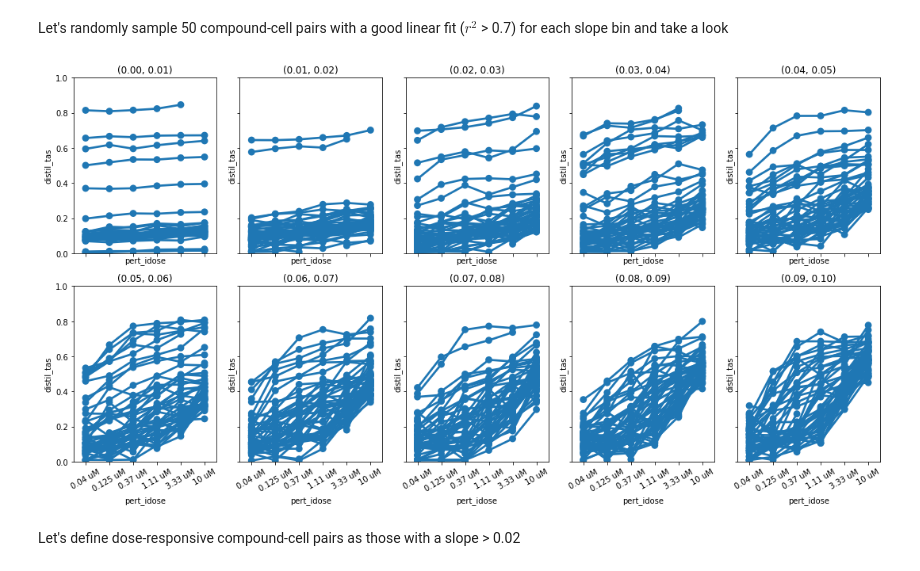
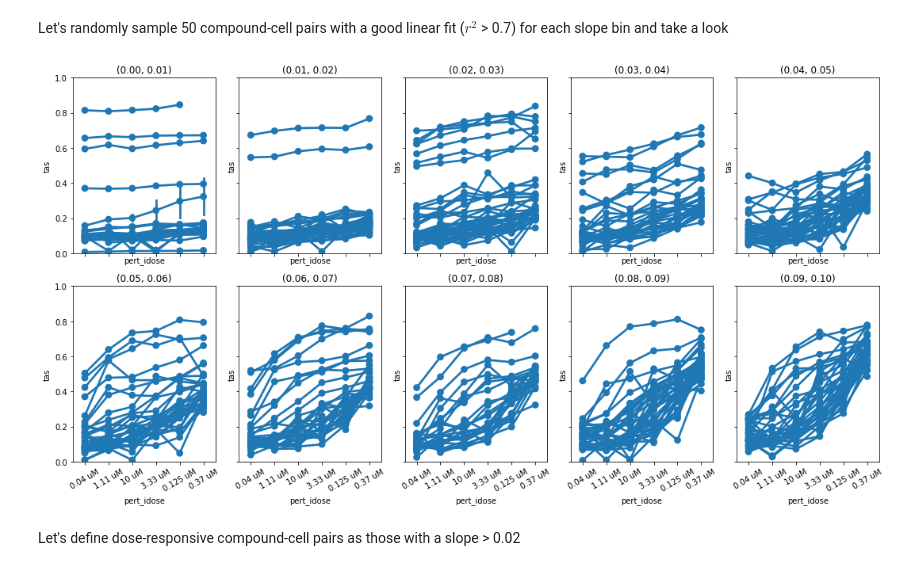
Before and after one commit to cmap/lincs-workshop-2020, a Jupyter notebook: notebooks/gene_expression/Exercise_2_Compound_dose_response.ipynb, the cells around one changed output. Cells and saved outputs as stored; diff of their text form; code cells hidden in the pictures.

```diff
--- a/notebooks/gene_expression/Exercise_2_Compound_dose_response.ipynb
+++ b/notebooks/gene_expression/Exercise_2_Compound_dose_response.ipynb
@@ -492,14 +498,14 @@ cp_cell_metrics[(cp_cell_metrics["lm_slope"] > 0.15) &
 # %%
-cp = "altrenogest"
-cell = "YAPC"
-cp_cell_subset = siginfo[(siginfo["pert_iname"] == cp) &
-                         (siginfo["cell_id"] == cell)].dropna(subset=["distil_tas"])
+cp = "meisoindigo"
+cell = "PC3"
+cp_cell_subset = siginfo[(siginfo["cmap_name"] == cp) &
+                         (siginfo["cell_iname"] == cell)].dropna(subset=["tas"])
 
 # f, ax = plt.subplots(figsize=(10,7))
 sns.pointplot(x="pert_idose",
-            y="distil_tas",
+            y="tas",
             data=cp_cell_subset,
-            order=dose_series);
+            order=allowed_doses);
 plt.title("{}; {}".format(cp,cell));
 plt.ylim(0,1);
 # %% [output]
@@ -522,7 +528,7 @@ Let's plot TAS against dose for slope bins of 0.01 from, say 0 to 0.1.
 
 This will help us tune our heuristic for calling a compound in a cell dose-repsonsive.
 # %%
-slope_bins = [(i/100.0, (i+1)/100.0) for i in xrange(0,10)]
+slope_bins = [(i/100.0, (i+1)/100.0) for i in range(0,10)]
 slope_bins
 # %% [output]
 [(0.0, 0.01),
@@ -540,37 +546,37 @@ Let's randomly sample 50 compound-cell pairs with a good linear fit ($r^{2}$ > 0
 # %%
 # set random seed so results are reproducible
 np.random.seed(42)
 
 f, ax = plt.subplots(2, 5, figsize=(15,8), sharey=True, sharex=True)
 ax_list = ax.reshape(-1)
 for i, slope_bin in enumerate(slope_bins):
     cp_cell_subset = cp_cell_metrics[(cp_cell_metrics["lm_slope"].between(*slope_bin)) &
                                      (cp_cell_metrics["lm_rsquared"] > 0.7)]
     # let's sample 50 cp-cell pairs, unless there are fewer
     if len(cp_cell_subset) >= 50:
         sample = cp_cell_subset.sample(50)
     else:
         sample = cp_cell_subset
-    cp_cell_pairs = zip(sample["pert_iname"].values, sample["cell_id"].values)
+    cp_cell_pairs = zip(sample["cmap_name"].values, sample["cell_iname"].values)
     siginfo_sample = pd.DataFrame()
 
     for pair in cp_cell_pairs:
         cp, cell = pair
         # subset signatures with current compound-cell combination
-        siginfo_subset = siginfo[(siginfo["pert_iname"] == cp) &
-                                 (siginfo["cell_id"] == cell)]
+        siginfo_subset = siginfo[(siginfo["cmap_name"] == cp) &
+                                 (siginfo["cell_iname"] == cell)]
         cur_ax = ax_list[i]
         sns.pointplot(x="pert_idose",
-                      y="distil_tas",
+                      y="tas",
                       data=siginfo_subset,
-                      order=dose_series,
+                      order=allowed_doses,
                       ax=cur_ax);
         cur_ax.set_title("({:.2f}, {:.2f})".format(*slope_bin));
         cur_ax.set_ylim(0,1);
         cur_ax.set_xticklabels(dose_series, rotation=30);
     plt.tight_layout();
 # %% [output]
-[figure, old version]
+[figure, new version]
 # %% [markdown]
 Let's define dose-responsive compound-cell pairs as those with a slope > 0.02
 # %% [markdown]
```
Also changed, not shown: parts of 17 cells of this notebook.
